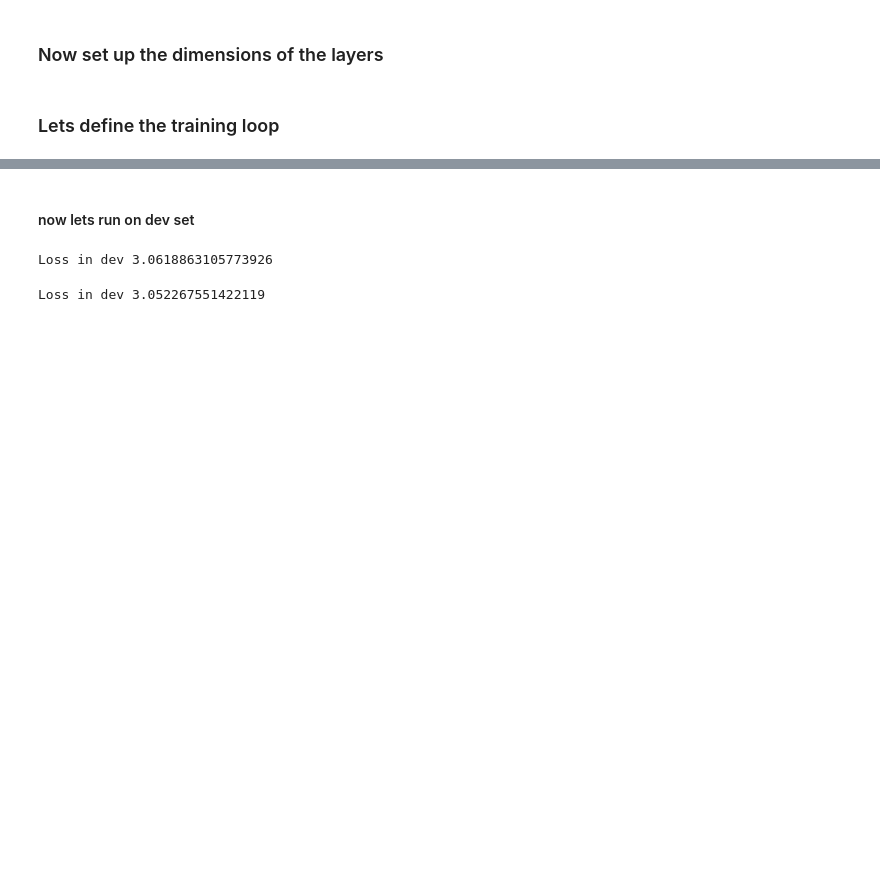
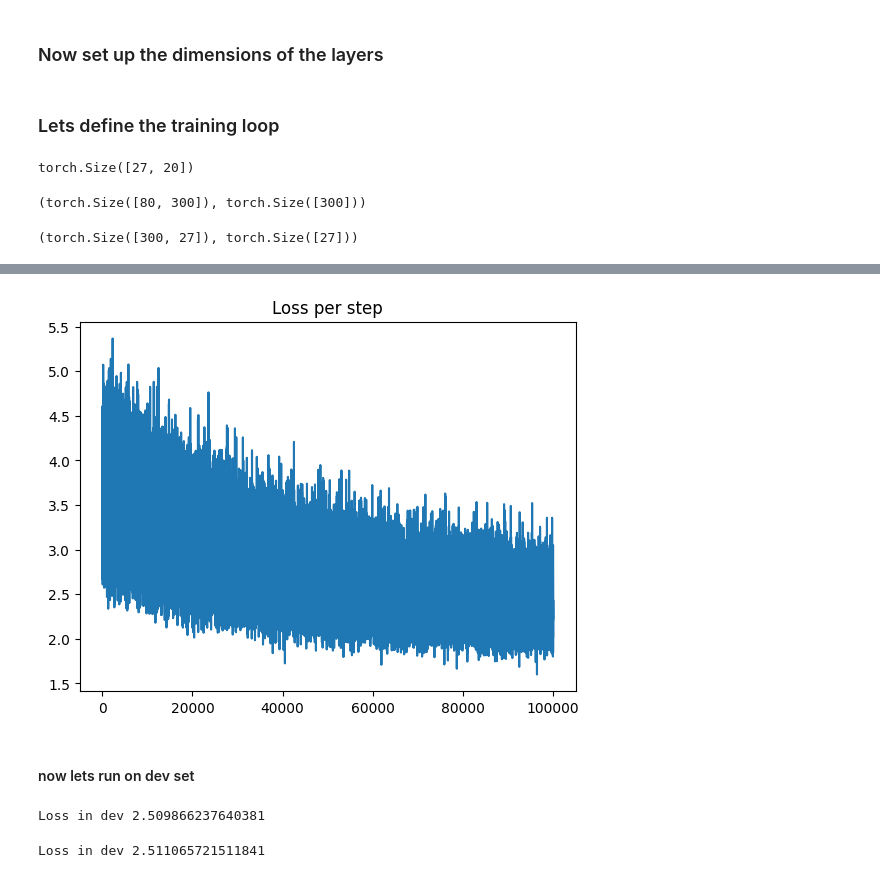
Before and after one commit to eitanzeev/first_principles, a Jupyter notebook: makemore_2_exercises.ipynb, the cells around one changed output, grey strips where cells are left out. Cells and saved outputs as stored; diff of their text form; code cells hidden in the pictures; blank space fills up the shorter version.

```diff
--- a/makemore_2_exercises.ipynb
+++ b/makemore_2_exercises.ipynb
@@ -40,6 +41,9 @@ def tensor_production(data, block_size = 3):
 
     return X, Y
 # %%
+random.seed(42)
+random.shuffle(words)
+
 train_limit = int(0.80 * len(words))
 test_limit = int(0.90 * len(words))
 
@@ -47,9 +51,9 @@ train_data= words[:train_limit]
 dev_data = words[train_limit:test_limit]
 test_data = words[test_limit:]
 
-Xtr, Ytr = tensor_production(train_data, block_size = 5)
-Xdev, Ydev = tensor_production(dev_data, block_size = 5)
-Xtest, Ytest = tensor_production(test_data, block_size = 5)
+Xtr, Ytr = tensor_production(train_data, block_size = 4)
+Xdev, Ydev = tensor_production(dev_data, block_size = 4)
+Xtest, Ytest = tensor_production(test_data, block_size = 4)
 # %%
 Xtr
 # %% [output]
@@ -113,11 +117,11 @@ def training_loop(X_submit,
 
     for it in range(iterations):
 
-        batch = torch.randint(0, X_submit.shape[0], (batch_size,))
+        batch = torch.randint(0, X_submit.shape[0], (batch_size,), generator = g)
 
         embedding = C[X_submit[batch]]
 
-        tanh = torch.tanh(embedding.view(-1,50) @ W1 + b1)
+        tanh = torch.tanh(embedding.view(-1,W1.shape[0]) @ W1 + b1)
 
         logits = tanh@W2 + b2
 
@@ -164,8 +168,8 @@ def training_loop(X_submit,
         plt.plot(steps, store_loss)
 # %%
 parameters = training_parameters(embedding_dim = 20,
-                    block_size = 5,
-                    layer1_dim = 100)
+                    block_size = 4,
+                    layer1_dim = 300)
 
 
 C  =  parameters[0]
@@ -173,12 +177,25 @@ W1 = parameters[1]
 b1 = parameters[2]
 W2 = parameters[3]
 b2 = parameters[4]
+# %%
+C.shape
+# %% [output]
+torch.Size([27, 20])
+# %%
+W1.shape, b1.shape
+# %% [output]
+(torch.Size([80, 300]), torch.Size([300]))
+# %%
+W2.shape, b2.shape
+# %% [output]
+(torch.Size([300, 27]), torch.Size([27]))
 # %%
 training_loop(X_submit = Xtr,
             Y_submit = Ytr,
             batch_size = 100,
-            iterations = 10000,
+            iterations = 100000,
+            parameters = parameters,
             discover_learning_rate=False,
-            show_loss_steps=False,
-            learning_rate_submit = 0.1)
+            show_loss_steps=True,
+            learning_rate_submit = 0.01)
 # %% [output]
@@ -186,3 +203,4 @@ Training Loss: 2.6361582279205322
+[figure, added]
 # %%
 #We can see learning rate is working best when aroudn ~0.1
 # %% [markdown]
@@ -190,7 +208,7 @@ Training Loss: 2.6361582279205322
 # %%
 
 embedding = C[Xdev]
-tanh = torch.tanh(embedding.view(-1,50) @ W1 + b1)
+tanh = torch.tanh(embedding.view(-1,W1.shape[0]) @ W1 + b1)
 
 logits = tanh@W2 + b2
 
@@ -198,10 +216,10 @@ loss_dev = F.cross_entropy(logits, Ydev)
 
 print(f"Loss in dev {loss_dev}")
 # %% [output]
-Loss in dev 3.0618863105773926
+Loss in dev 2.509866237640381
 # %%
 embedding = C[Xtest]
-tanh = torch.tanh(embedding.view(-1,50) @ W1 + b1)
+tanh = torch.tanh(embedding.view(-1,W1.shape[0]) @ W1 + b1)
 
 logits = tanh@W2 + b2
 
@@ -209,4 +227,4 @@ loss_test = F.cross_entropy(logits, Ytest)
 
 print(f"Loss in dev {loss_test}")
 # %% [output]
-Loss in dev 3.052267551422119
+Loss in dev 2.511065721511841
```
Also changed, not shown: parts of 7 cells of this notebook, 1 other file.
